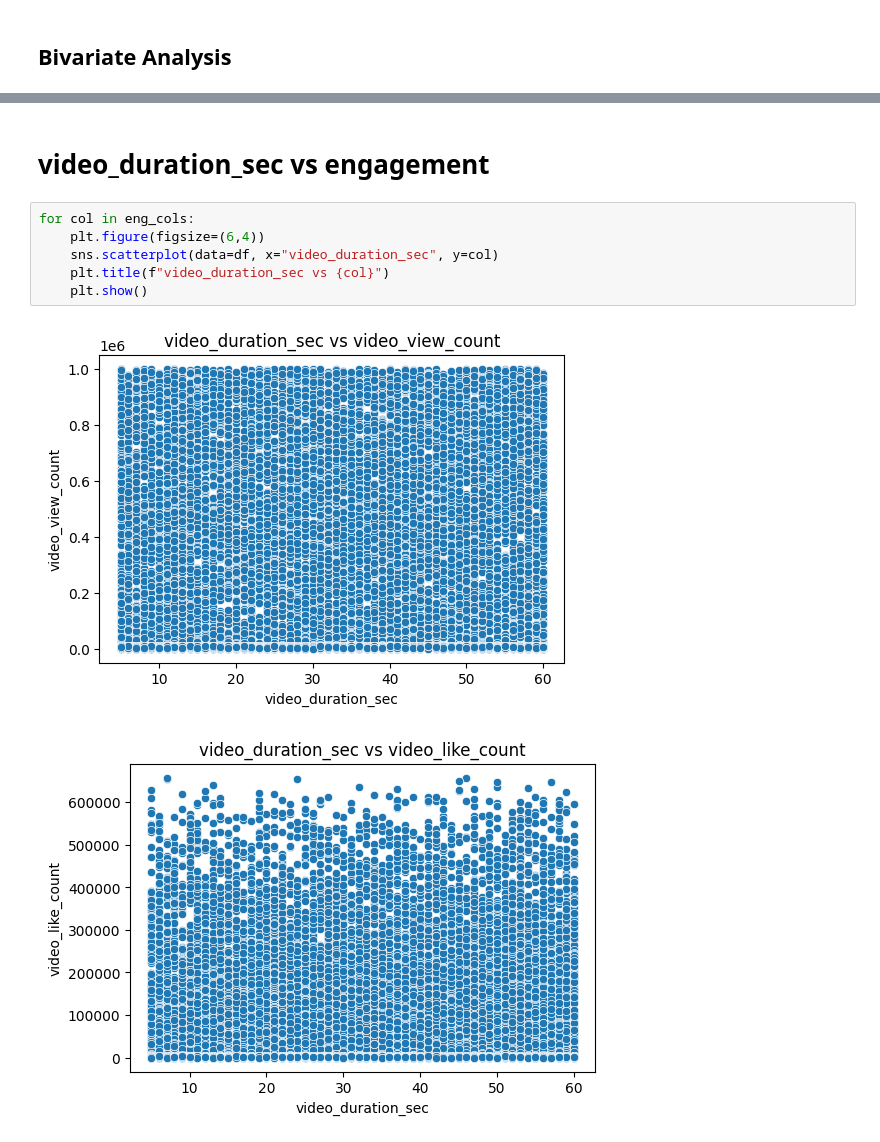
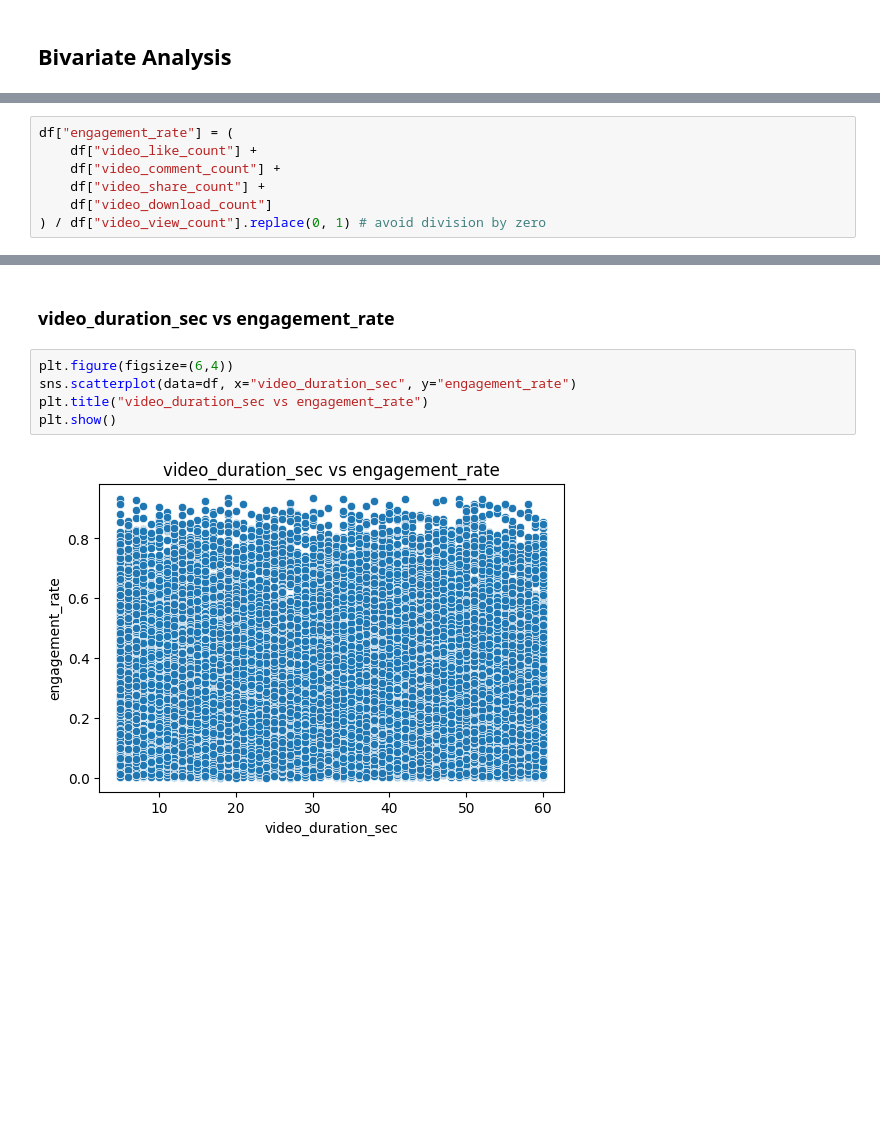
Before and after one commit to ramosronn/Data-Analysis-of-TikTok-Content-Performance, a Jupyter notebook: tiktok_dataset.ipynb, the cells around one changed output, grey strips where cells are left out. Saved outputs shown, nothing was run; the diff lists cells and outputs as text; blank space fills up the shorter version.

```diff
--- a/tiktok_dataset.ipynb
+++ b/tiktok_dataset.ipynb
@@ -242,0 +236,7 @@ banned              1639      8.46%
+# %%
+df["engagement_rate"] = (
+    df["video_like_count"] +
+    df["video_comment_count"] +
+    df["video_share_count"] +
+    df["video_download_count"]
+) / df["video_view_count"].replace(0, 1) # avoid division by zero
@@ -275,11 +270,9 @@ for col in eng_cols:
 # %% [markdown]
-# video_duration_sec vs engagement
+### video_duration_sec vs engagement_rate
 # %%
-for col in eng_cols:
-    plt.figure(figsize=(6,4))
-    sns.scatterplot(data=df, x="video_duration_sec", y=col)
-    plt.title(f"video_duration_sec vs {col}")
-    plt.show()
+plt.figure(figsize=(6,4))
+sns.scatterplot(data=df, x="video_duration_sec", y="engagement_rate")
+plt.title("video_duration_sec vs engagement_rate")
+plt.show()
 # %% [output]
-[figure, old version]
+[figure, new version]
-[figure, removed]
```
Also changed, not shown: parts of 25 cells of this notebook.
